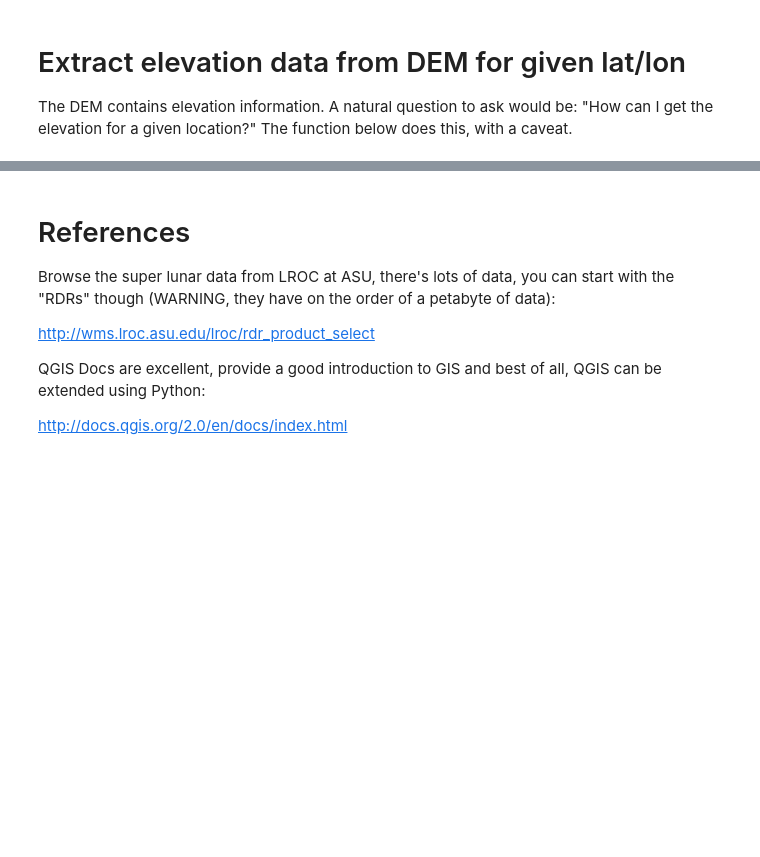
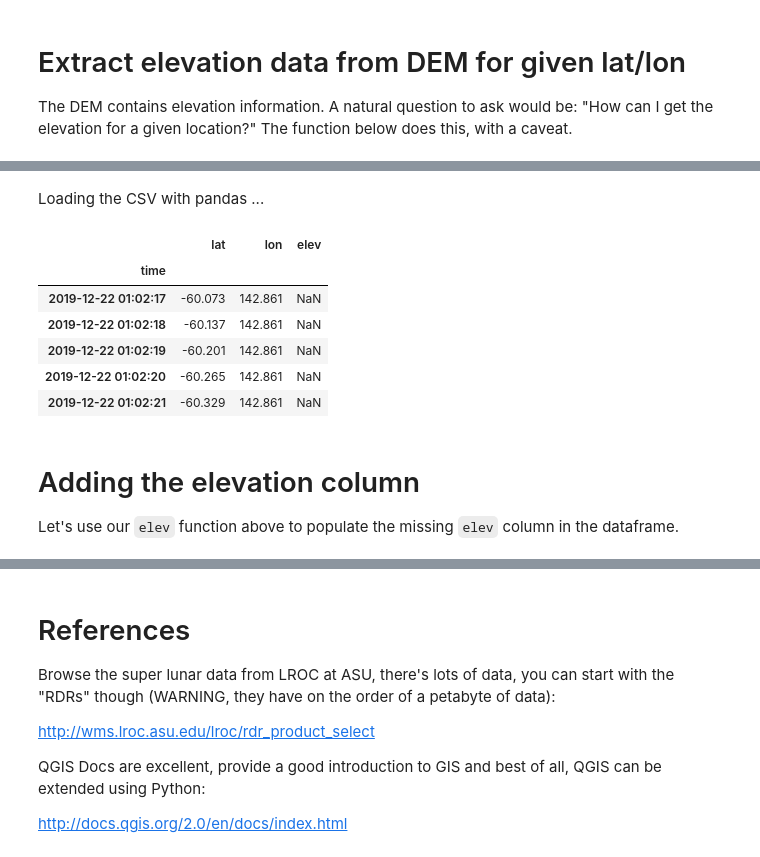
Before and after one commit to desertpy/presentations, a Jupyter notebook: lunar-gis-godber/lunar-gis-godber-presentation.ipynb, the cells around one changed output, grey strips where cells are left out. Cells and saved outputs as stored; diff of their text form; code cells hidden in the pictures; blank space fills up the shorter version.

```diff
--- a/lunar-gis-godber/lunar-gis-godber-presentation.ipynb
+++ b/lunar-gis-godber/lunar-gis-godber-presentation.ipynb
@@ -190,0 +218,17 @@ elev(lat, lon, lunar_elev_ds)
+# %% [markdown]
+Loading the CSV with pandas ...
+# %%
+elevations = pd.read_csv('oneday.csv', index_col=0, parse_dates=True)
+elevations.head()
+# %% [output]
+|  | lat | lon | elev |
+| time |  |  |  |
+| 2019-12-22 01:02:17 | -60.073 | 142.861 | NaN |
+| 2019-12-22 01:02:18 | -60.137 | 142.861 | NaN |
+| 2019-12-22 01:02:19 | -60.201 | 142.861 | NaN |
+| 2019-12-22 01:02:20 | -60.265 | 142.861 | NaN |
+| 2019-12-22 01:02:21 | -60.329 | 142.861 | NaN |
+# %% [markdown]
+# Adding the elevation column
+
+Let's use our `elev` function above to populate the missing `elev` column in the dataframe.
```
Also changed, not shown: parts of 16 cells of this notebook, 1 other file.
